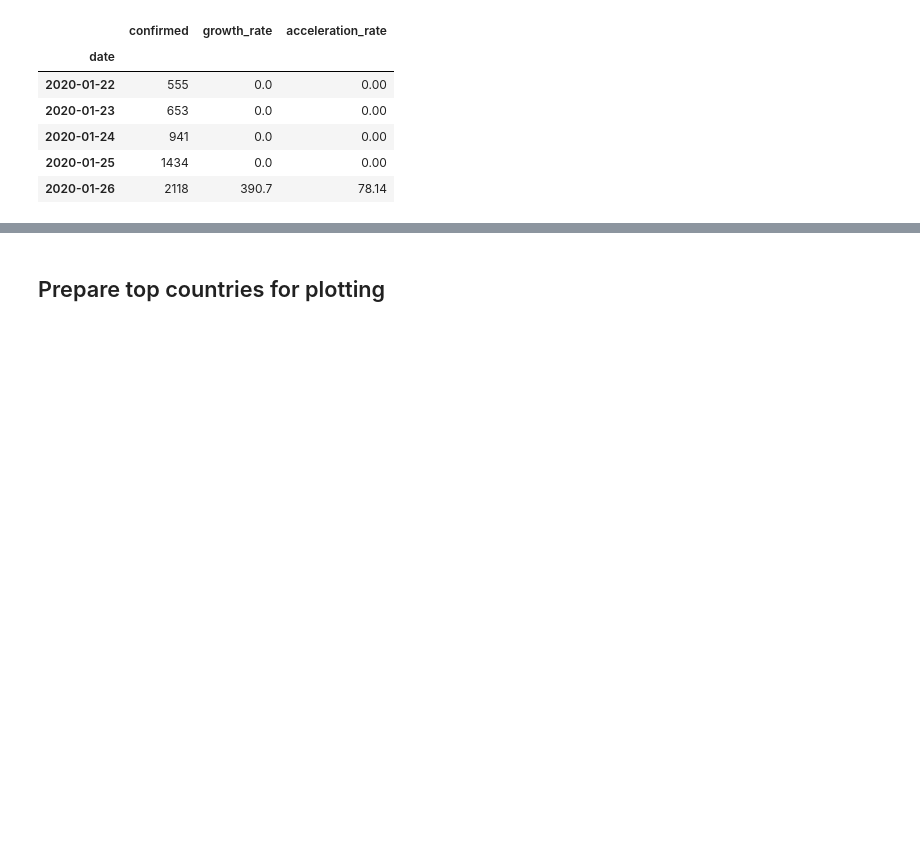
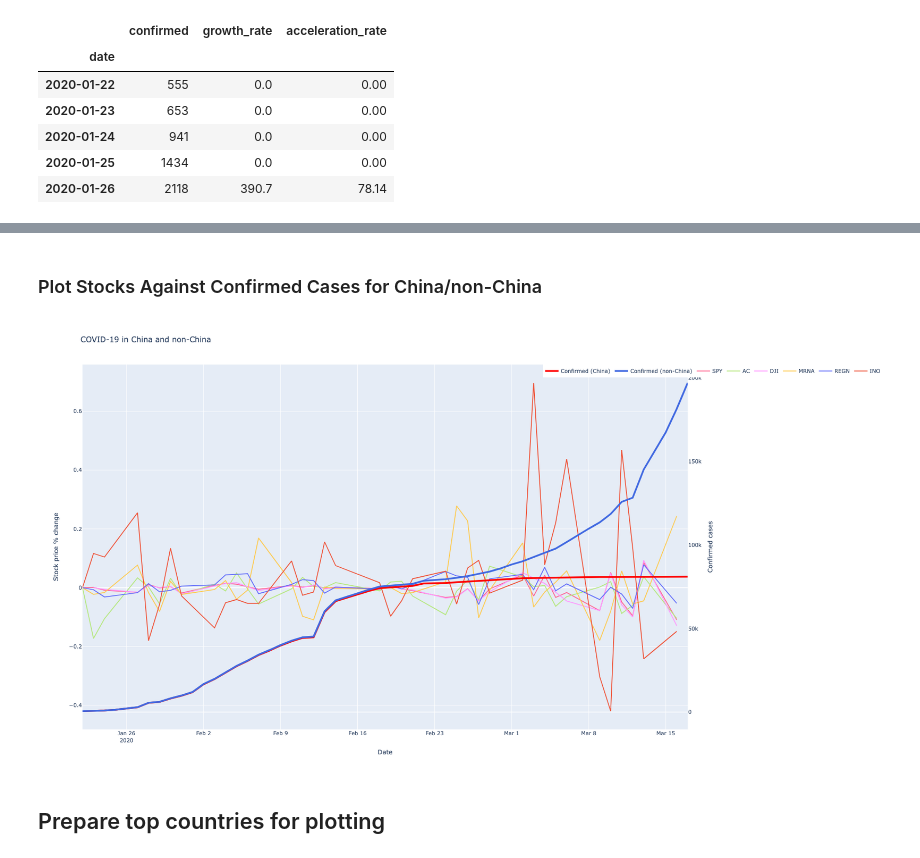
Before and after one commit to ivanmkc/covid19, a Jupyter notebook: covid.ipynb, the cells around one changed output, grey strips where cells are left out. Drawn from its saved outputs; the diff is of its cells as text; code cells hidden in the pictures; blank space fills up the shorter version.

```diff
--- a/covid.ipynb
+++ b/covid.ipynb
@@ -158,4 +174,11 @@ df_non_china_prepared.head(200)
 # Get stock data
+# %%
+# MODIFY THESE TO ADD YOUR STOCKS
+stocks_pharma = ['MRNA', 'REGN', 'INO'] #From http://www.marketwatch.com/story/think-twice-before-investing-in-biotech-companies-working-on-coronavirus-treatments-the-odds-of-picking-a-winner-are-low-2020-03-18
+stocks_indices = ['SPY', 'AC', 'DJI']
+
+# Combine everything
+stocks_to_track = stocks_indices + stocks_pharma
 # %%
 import yfinance as yf
 
@@ -278,3 +303,13 @@ fig.show()
+# %% [markdown]
+<a id='plot_china_nonchina_stocks'></a>
+### Plot Stocks Against Confirmed Cases for China/non-China
+# %%
+# Combine to make a tuple
+traces_combined = (trace_confirmed_china, trace_confirmed_non_china) + traces_stocks
+fig = go.Figure(data=traces_combined, layout=layout)
+fig.show()
+# %% [output]
+[figure, added]
 # %% [markdown]
 ## Prepare top countries for plotting
 # %%
```
Also changed, not shown: parts of 15 cells of this notebook.
